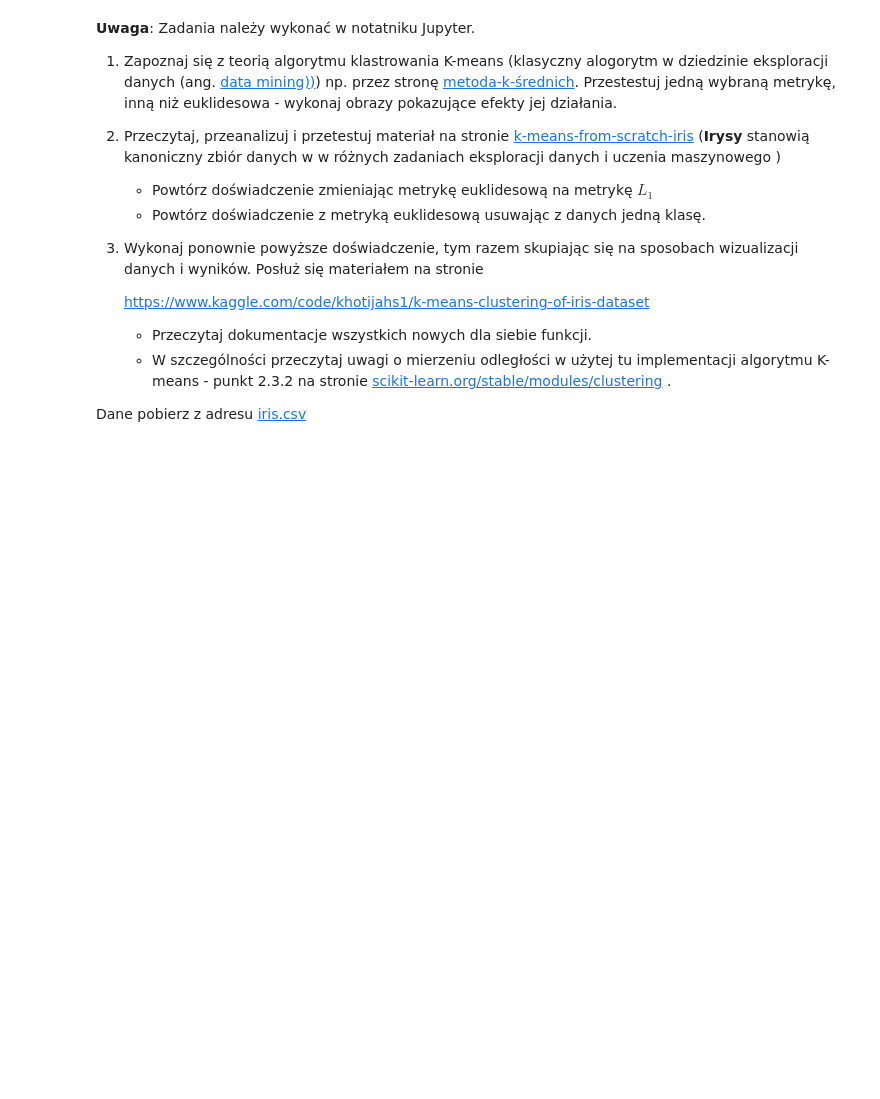
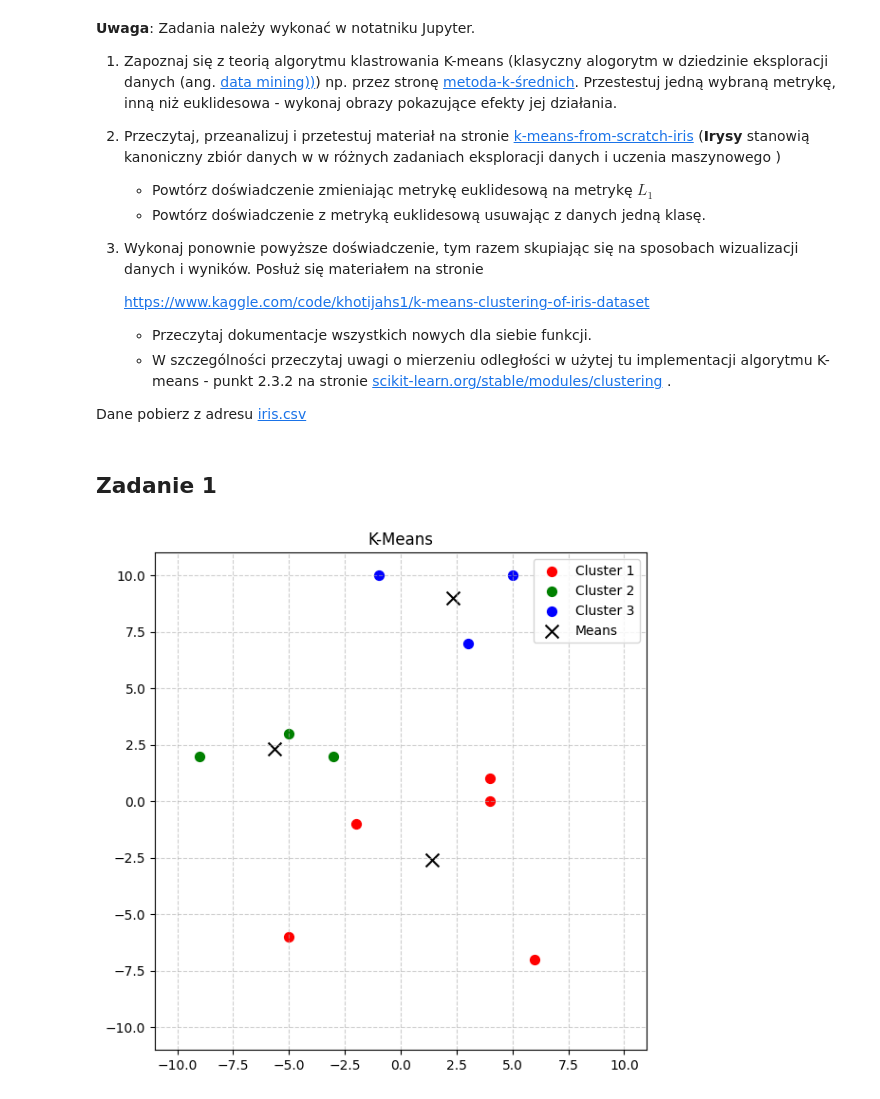
Before and after one commit to LamaInPijamas/analiza_matematyczna_2, a Jupyter notebook: Lab3/Lab_3.ipynb, the cells around one changed output. Drawn from its saved outputs; the diff is of its cells as text; code cells hidden in the pictures; blank space fills up the shorter version.

```diff
--- a/Lab3/Lab_3.ipynb
+++ b/Lab3/Lab_3.ipynb
@@ -18,3 +18,77 @@
     - W szczególności przeczytaj uwagi o mierzeniu odległości  w użytej tu implementacji algorytmu K-means - punkt 2.3.2 na stronie <a href="https://scikit-learn.org/stable/modules/clustering.html">scikit-learn.org/stable/modules/clustering</a> .
 
 Dane pobierz  z adresu <a href="https://gist.githubusercontent.com/curran/a08a1080b88344b0c8a7/raw/0e7a9b0a5d22642a06d3d5b9bcbad9890c8ee534/iris.csv">iris.csv</a>
+# %% [markdown]
+## Zadanie 1
+# %%
+import matplotlib.pyplot as plt
+import numpy as np
+
+def norm(a, b):
+  return np.max(np.abs(a - b))  # Norma czebyszewa
+
+def kmeans(points, means_amount=3, iterations=5):
+  # Create random means
+  min_vals = points.min(axis=0)
+  max_vals = points.max(axis=0)
+  means = [[-2, -1], [-5, 3], [4, 1]]
+  # means = np.random.uniform(min_vals, max_vals, (means_amount, 2))
+
+  # Iterate
+  for _ in range(iterations):
+    # Set points to means
+    labels = []
+    for p in points:
+      distances = [norm(p, m) for m in means]
+      labels.append(np.argmin(distances))
+    labels = np.array(labels)
+
+    # New means
+    new_means = []
+    for i in range(means_amount):
+      cluster_points = points[labels == i]
+      if len(cluster_points) > 0:
+        new_means.append(cluster_points.mean(axis=0))
+      else:
+        new_means.append(np.random.uniform(min_vals, max_vals))
+    new_means = np.array(new_means)
+
+    # check if are close
+    if np.allclose(means, new_means):
+        break
+    means = new_means
+
+  return labels, means
+
+
+
+
+points = np.array([
+    [-1, 10], [3, 7], [-3, 2], [-2, -1], [4, 0],
+    [6, -7], [-5, -6], [-9, 2], [-5, 3], [4, 1], [5, 10]
+])
+
+labels, means = kmeans(points, means_amount=3, iterations=10)
+colors = ['red', 'green', 'blue']
+
+
+# print on plot
+plt.figure(figsize=(6, 6))
+
+# add points with colors
+for i in range(len(means)):
+    cluster = points[labels == i]
+    plt.scatter(cluster[:, 0], cluster[:, 1], color=colors[i % len(colors)], s=50, label=f'Cluster {i+1}')
+
+# add means
+plt.scatter(means[:, 0], means[:, 1], color='black', marker='x', s=100, label='Means')
+
+plt.xlim(-11, 11)
+plt.ylim(-11, 11)
+plt.grid(True, linestyle='--', alpha=0.6)
+plt.title('K-Means')
+plt.legend()
+plt.tight_layout()
+plt.show()
+# %% [output]
+[figure, added]
```
Also changed, not shown: 1 other file.
